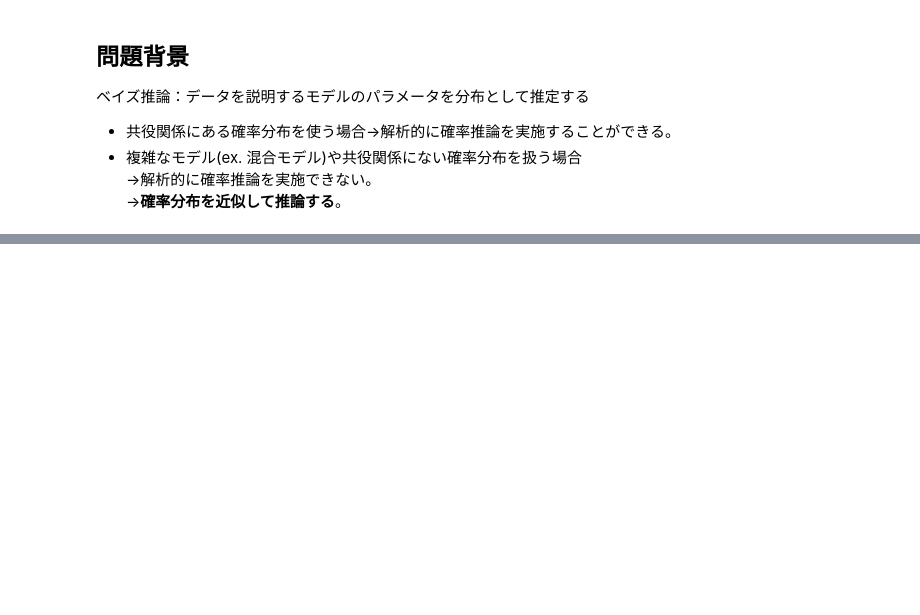
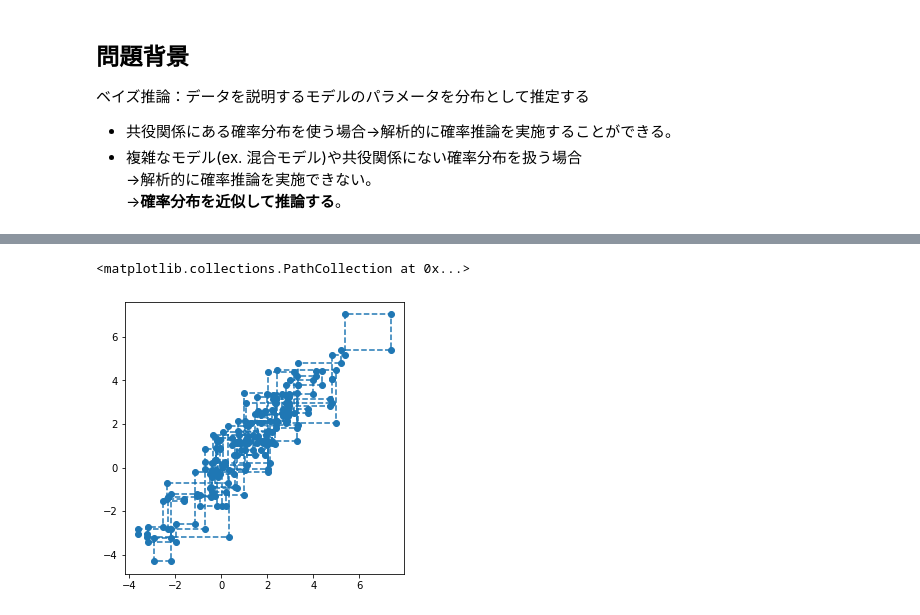
Before and after one commit to kei-mo/bayesian-ml, a Jupyter notebook: chapter4_gibbs_sampling.ipynb, the cells around one changed output, grey strips where cells are left out. Drawn from its saved outputs; the diff is of its cells as text; code cells hidden in the pictures; blank space fills up the shorter version.

```diff
--- a/chapter4_gibbs_sampling.ipynb
+++ b/chapter4_gibbs_sampling.ipynb
@@ -37,0 +96,23 @@ $z_2^{i-1}$, $z_3^{i-1}$に基づいて$p(z_1^{i}| z_2^{i-1}, z_3^{i-1}$)から$
+# %%
+# setup params
+a = 0.9
+step = 100
+
+# initialize
+z = [3, 4]
+list_sample = [z.copy()]
+
+for i in range(step):
+    z[0] = np.random.normal(a*z[1], 1) # 平均a*z1, 分散1の1次元ガウス分布からのサンプリング
+    list_sample.append(z.copy())
+    z[1] = np.random.normal(a*z[0], 1)
+    list_sample.append(z.copy())
+
+list_sample = np.array(list_sample)
+# %%
+fig,ax = plt.subplots(1,1,figsize=(5,5))
+ax.plot(list_sample[:,0],list_sample[:,1],ls="dashed")
+ax.scatter(list_sample[:,0],list_sample[:,1])
+# %% [output]
+<matplotlib.collections.PathCollection at 0x...>
+[figure, added]
```
Also changed, not shown: parts of 32 cells of this notebook.
